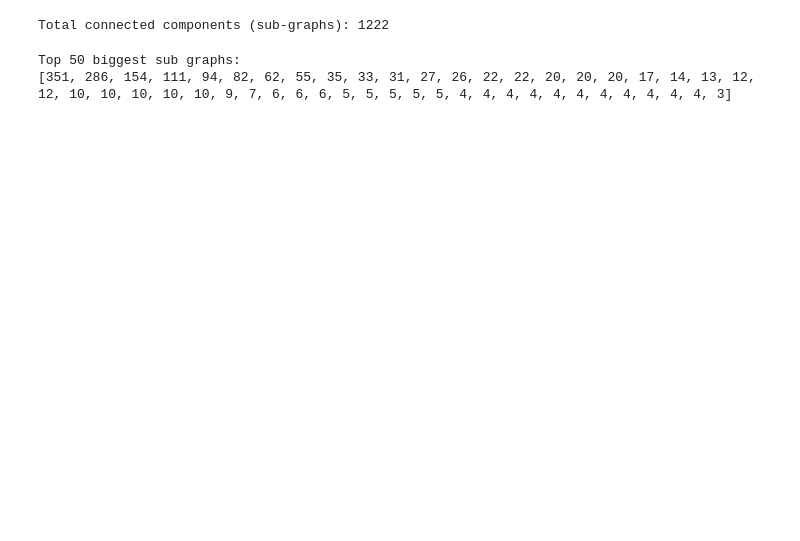
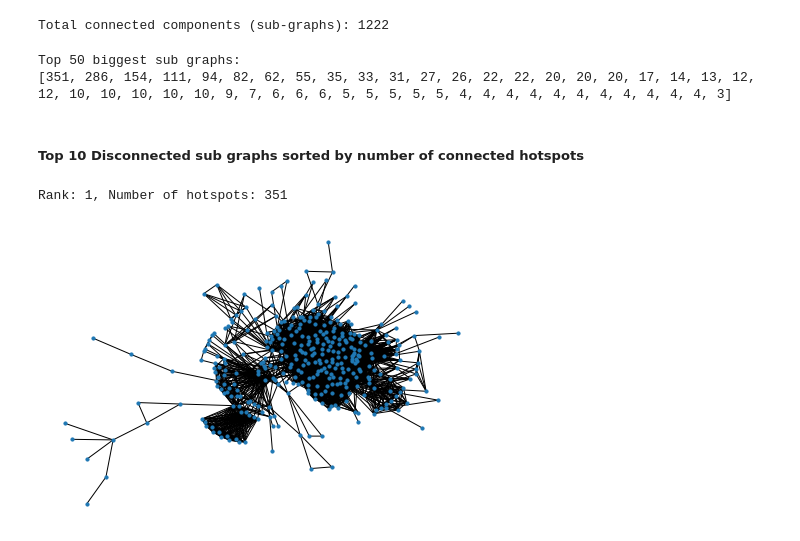
Before and after one commit to helium/ipython-target-modeling, a Jupyter notebook: analyze_witnesses.ipynb, the cells around one changed output. Drawn from its saved outputs; the diff is of its cells as text; code cells hidden in the pictures; blank space fills up the shorter version.

```diff
--- a/analyze_witnesses.ipynb
+++ b/analyze_witnesses.ipynb
@@ -168,3 +181,16 @@ print('Top 50 biggest sub graphs: \n{}'.format([len(i) for i in scc[:50]]))
 # %% [output]
 Top 50 biggest sub graphs:
 [351, 286, 154, 111, 94, 82, 62, 55, 35, 33, 31, 27, 26, 22, 22, 20, 20, 20, 17, 14, 13, 12, 12, 10, 10, 10, 10, 10, 9, 7, 6, 6, 6, 5, 5, 5, 5, 5, 4, 4, 4, 4, 4, 4, 4, 4, 4, 4, 4, 3]
+# %%
+def draw(scc, rank):
+    graph = G.subgraph(scc[rank])
+    pos = graphviz_layout(graph)
+    print('Rank: {}, Number of hotspots: {}'.format(rank+1, len(nx.nodes(graph))))
+    nx.draw(graph, pos, with_labels=False, node_size=10)
+# %% [markdown]
+##### Top 10 Disconnected sub graphs sorted by number of connected hotspots
+# %%
+draw(scc, 0)
+# %% [output]
+Rank: 1, Number of hotspots: 351
+[figure, added]
```
Also changed, not shown: parts of 15 cells of this notebook, 3 other files.
